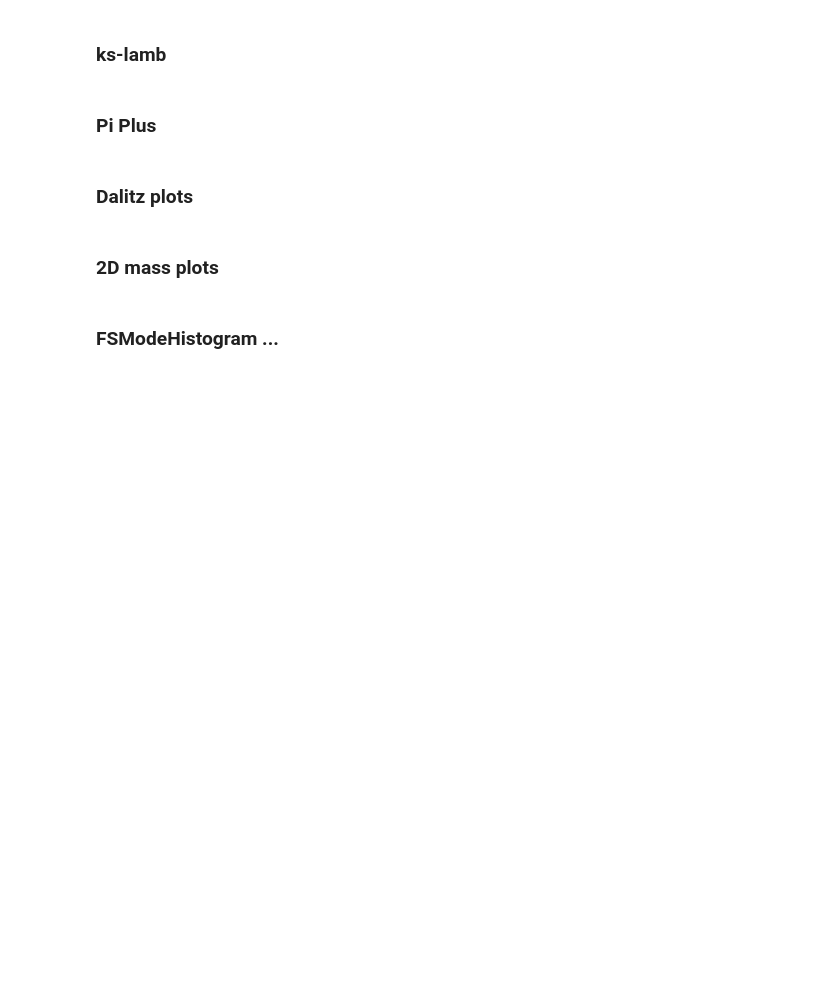
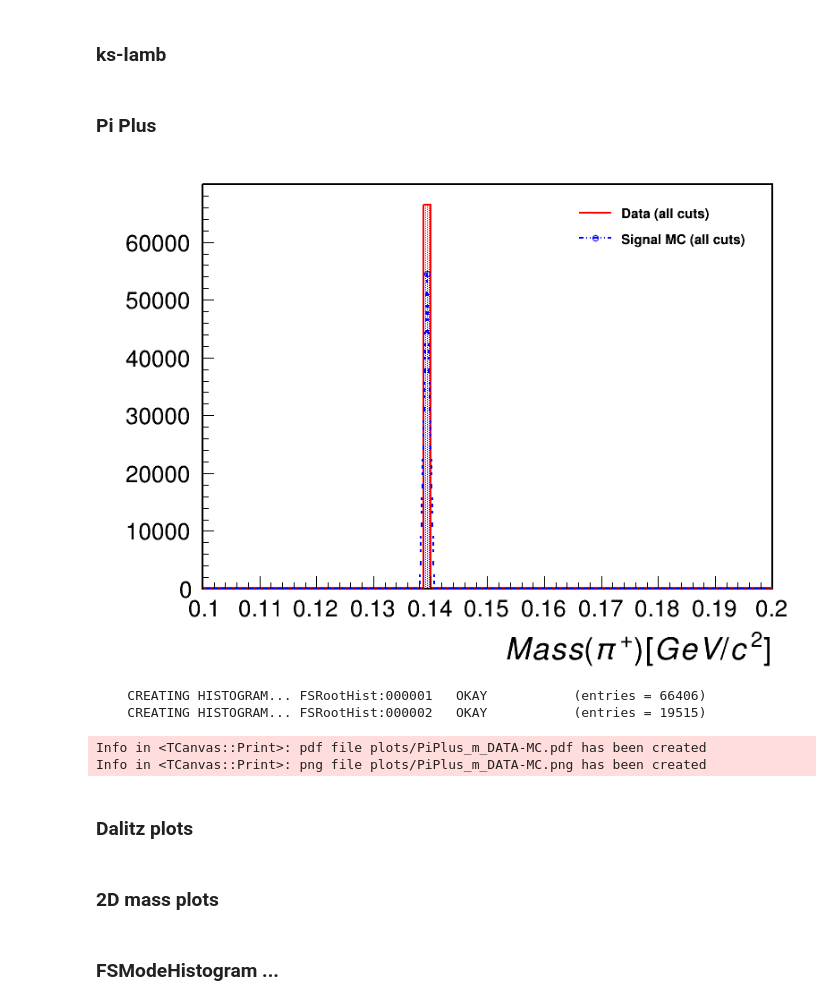
Before and after one commit to dancbart/gluex, a Jupyter notebook: KShortPipLambda/pipkslamb_analysis.ipynb, the cells around one changed output. Cells and saved outputs as stored; diff of their text form; code cells hidden in the pictures; blank space fills up the shorter version.

```diff
--- a/KShortPipLambda/pipkslamb_analysis.ipynb
+++ b/KShortPipLambda/pipkslamb_analysis.ipynb
@@ -985,3 +888,79 @@ plot_hist()
+# %%
+from IPython.display import Image, display
+latex = ROOT.TLatex()
+
+plotTitle = 'Data: \pi^{+} Mass (primary)'
+axisLabel = 'Mass (\pi^{+}) [GeV/c^{2}]'
+
+# INDICES ASSIGNED BY 'flatten':
+# 1. DecayingLambda (0)   1a. Proton (1)   1b. PiMinus2 (2)
+# 2. DecayingKShort (3)   2a. PiPlus2 (4)   2b. PiMinus1 (5)
+# 3. PiPlus1 (6)
+
+def plot_hist():
+
+    gluex_style()
+    # clear histogram cache
+    ROOT.FSHistogram.clearHistogramCache()
+
+    canvas = ROOT.TCanvas('c', 'c', 800, 600)
+    canvas.SetLeftMargin(0.15)
+
+    # h1 = ROOT.FSHistogram.getTH1F(fileName, treeName, f"MASS({PiPlus1})", "(80, 0.1, 0.2)", "CUT(chi2DOF,unusedE,unusedTracks,coherentPeak,flightSigLambda,flightSigKShort)")
+
+    # h1 = ROOT.FSHistogram.getTH1F(fileName, treeName, f"MASS({PiPlus1})", "(80, 0.1, 0.2)", "CUT()")
+    # h2 = ROOT.FSHistogram.getTH1F(fileName, treeName, f"MASS({PiPlus1})", "(80, 0.1, 0.2)", "CUT(chi2DOF,unusedE,unusedTracks,coherentPeak)")
+    # h3 = ROOT.FSHistogram.getTH1F(fileName, treeName, f"MASS({PiPlus1})", "(80, 0.1, 0.2)", "CUT(chi2DOF,unusedE,unusedTracks,coherentPeak,flightSigLambda)")
+    h4 = ROOT.FSHistogram.getTH1F(fileName, treeName, f"MASS({PiPlus1})", "(80, 0.1, 0.2)", "CUT(chi2DOF,unusedE,unusedTracks,coherentPeak,flightSigLambda,constrainLambda)")
+    hMC = ROOT.FSHistogram.getTH1F(MCfileName, treeName, f"MASS({PiPlus1})", "(80, 0.1, 0.2)", "CUT(chi2DOF,unusedE,unusedTracks,coherentPeak,flightSigLambda,constrainLambda)")
+    # Tighter mass window (100, 1.078, 1.152)
+
+
+    h4.SetStats(False)
+    h4.SetLineColor(ROOT.kRed)
+    h4.SetLineStyle(1)
+    h4.SetLineWidth(2)
+    h4.SetFillColor(ROOT.kRed)
+    h4.SetFillStyle(3002)
+    h4.GetXaxis().SetTitle(axisLabel)
+    h4.Draw("hist")
+
+    hMC.SetStats(False)
+    hMC.SetMarkerColor(ROOT.kBlue)
+    hMC.SetMarkerStyle(4)
+    hMC.SetMarkerSize(0.8)
+    hMC.SetLineColor(ROOT.kBlue)
+    hMC.SetLineStyle(8)
+    hMC.SetLineWidth(2)
+    hMC.SetFillColor(ROOT.kBlue)
+    hMC.SetFillStyle(3002)
+    hMC.GetXaxis().SetTitle(axisLabel)
+    hMC.Draw("same, pl hist")
+    hMC.Scale(2.79)
+
+    legend1 = ROOT.TLegend(0.67, 0.82, 0.92, 0.92) # x_left, y_bottom, x_right, y_top
+    # legend1.AddEntry(h1, ' Analysis launch cuts only', 'pl')
+    # legend1.AddEntry(h2, ' Initial cuts', 'l')
+    # legend1.AddEntry(h3, ' Initial, #Lambda flightSig', 'pl')
+    # legend1.AddEntry(h4, ' Initial, #Lambda flightSig, #Lambda mass sel.', 'l')
+    legend1.AddEntry(h4, ' Data (all cuts)', 'l')
+    legend1.AddEntry(hMC, ' Signal MC (all cuts)', 'pl')
+    legend1.Draw('same')
+
+    img_path = 'plots/PiPlus_m_DATA-MC'
+    canvas.SaveAs(img_path + '.pdf')
+    canvas.SaveAs(img_path + '.png')
+    canvas.Close()
+    display(Image(filename=img_path + '.png'))
+    os.remove(img_path + '.png')
+
+plot_hist()
+# %% [output]
+[figure, added]
+    CREATING HISTOGRAM... FSRootHist:000001   OKAY           (entries = 66406)
+    CREATING HISTOGRAM... FSRootHist:000002   OKAY           (entries = 19515)
+Info in <TCanvas::Print>: pdf file plots/PiPlus_m_DATA-MC.pdf has been created
+Info in <TCanvas::Print>: png file plots/PiPlus_m_DATA-MC.png has been created
 # %% [markdown]
 ### Dalitz plots
 # %%
```
Also changed, not shown: parts of 11 cells of this notebook, 1 other file.
